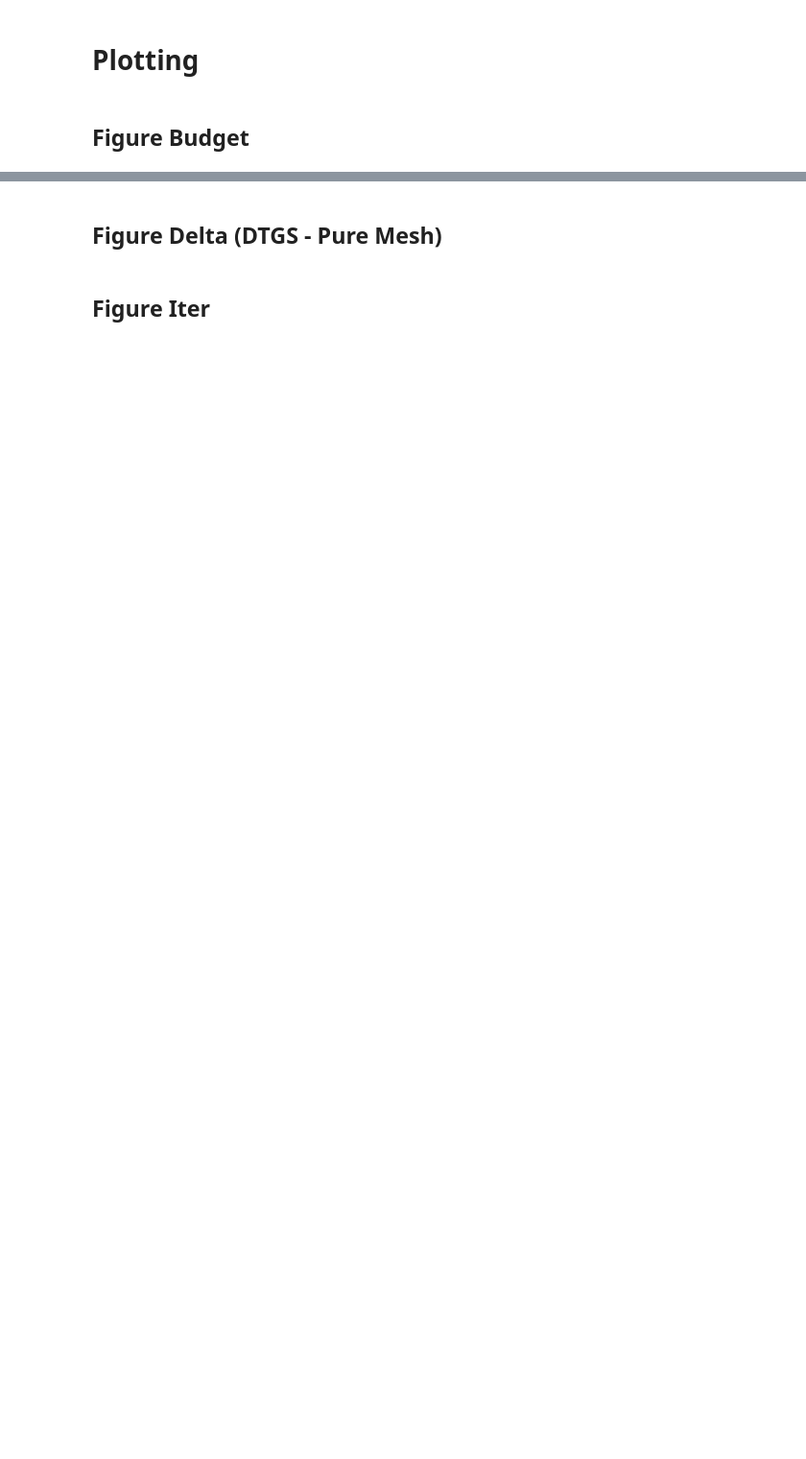
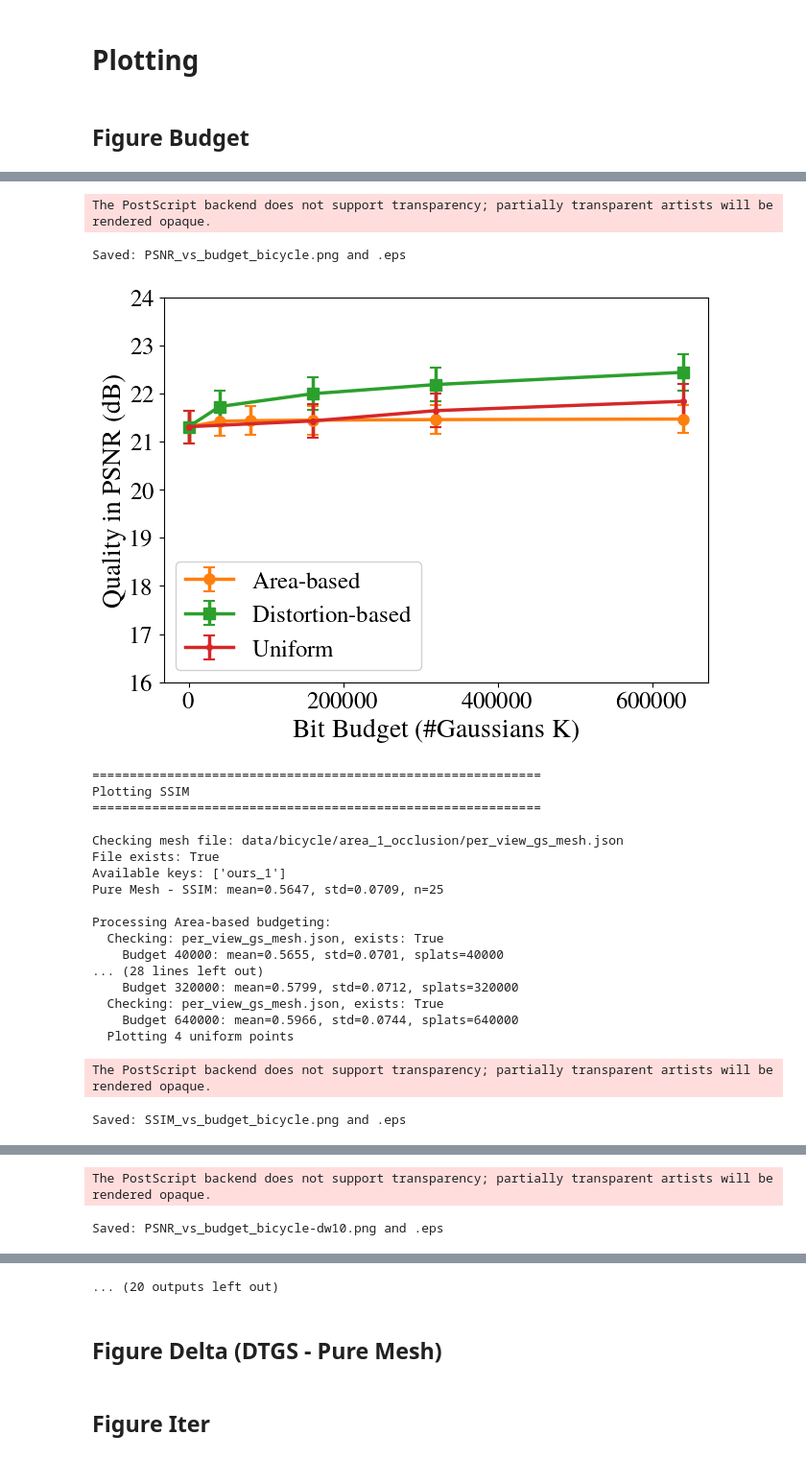
Before and after one commit to SYJINTW/mesh-splat, a Jupyter notebook: plotting.ipynb, the cells around one changed output, grey strips where cells are left out. Shown at 96% size. Saved outputs shown, nothing was run; the diff lists cells and outputs as text; code cells hidden in the pictures; blank space fills up the shorter version.

Commit message:
new plots

```diff
--- a/plotting.ipynb
+++ b/plotting.ipynb
@@ -57,9 +57,9 @@ def set_metric_ylim(ax, metric_key):
         metric_key: string, one of 'PSNR', 'SSIM', 'LPIPS'
     """
     if metric_key == 'PSNR':
-        ax.set_ylim(24.5, 35.5)
+        ax.set_ylim(16.0, 24.0)
     elif metric_key == 'SSIM':
-        ax.set_ylim(0.8, 1.0)
+        ax.set_ylim(0.3, 1.0)
     elif metric_key == 'LPIPS':
         ax.set_ylim(0, 0.2)
 
@@ -299,6 +299,15 @@ def budget_policy_curves():
         plt.show()
         plt.close()
 
-SCENE_NAME = 'ship'
 
-budget_policy_curves()
+# SCENE_NAME = 'ship'
+# budget_policy_curves()
+
+
+
+SCENE_NAME_LIST = ['bicycle', 'bicycle-dw10', 'bicycle-dw30', 'bicycle-dw50']
+
+for name in SCENE_NAME_LIST:
+    SCENE_NAME = name
+    budget_policy_curves()
+# %% [output]
@@ -304,0 +331,22 @@ budget_policy_curves()
+The PostScript backend does not support transparency; partially transparent artists will be rendered opaque.
+Saved: PSNR_vs_budget_bicycle.png and .eps
+[figure, added]
+============================================================
+Plotting SSIM
+============================================================
+
+Checking mesh file: data/bicycle/area_1_occlusion/per_view_gs_mesh.json
+File exists: True
+Available keys: ['ours_1']
+Pure Mesh - SSIM: mean=0.5647, std=0.0709, n=25
+
+Processing Area-based budgeting:
+  Checking: per_view_gs_mesh.json, exists: True
+    Budget 40000: mean=0.5655, std=0.0701, splats=40000
+... (28 lines left out)
+    Budget 320000: mean=0.5799, std=0.0712, splats=320000
+  Checking: per_view_gs_mesh.json, exists: True
+    Budget 640000: mean=0.5966, std=0.0744, splats=640000
+  Plotting 4 uniform points
+The PostScript backend does not support transparency; partially transparent artists will be rendered opaque.
+Saved: SSIM_vs_budget_bicycle.png and .eps
@@ -304,0 +371,2 @@ budget_policy_curves()
+The PostScript backend does not support transparency; partially transparent artists will be rendered opaque.
+Saved: PSNR_vs_budget_bicycle-dw10.png and .eps
@@ -305,3 +374,4 @@ budget_policy_curves()
+... (20 outputs left out)
 # %% [markdown]
 ## Figure Delta (DTGS - Pure Mesh)
 # %%
```
Also changed, not shown: parts of 2 cells of this notebook, 2 other files.
